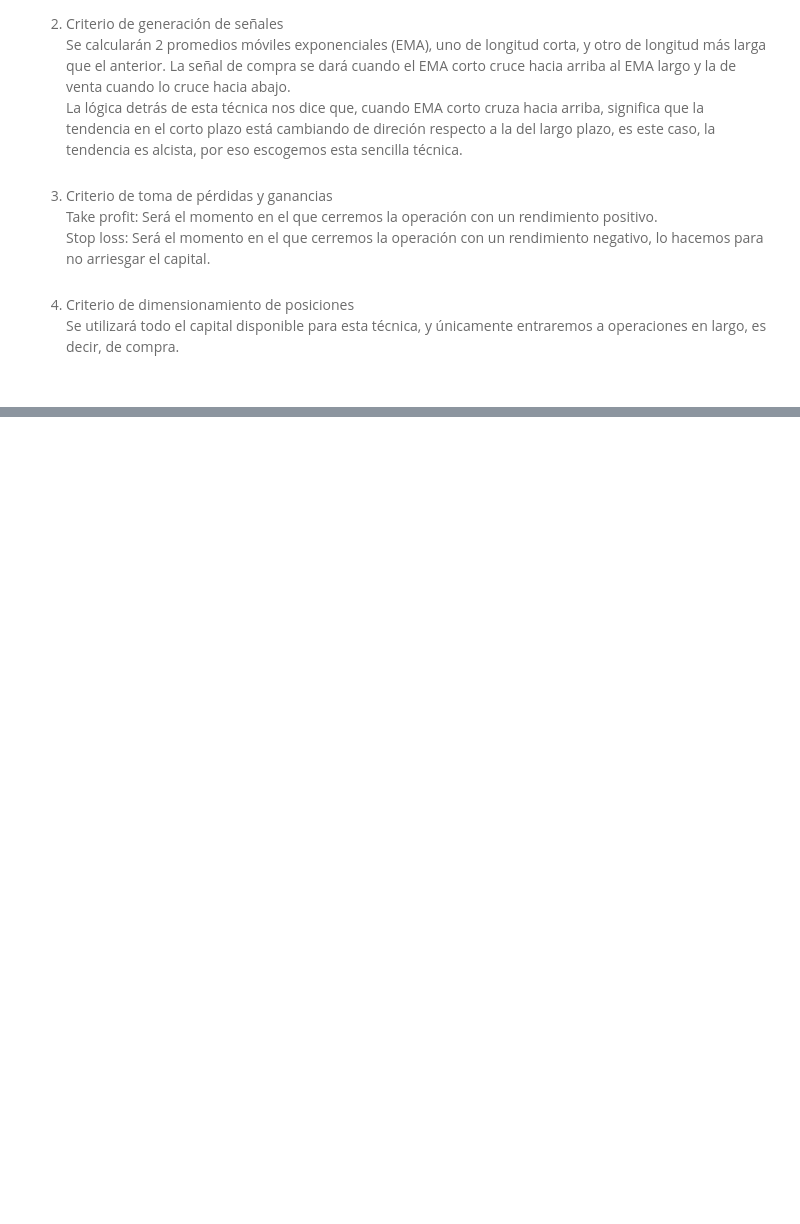
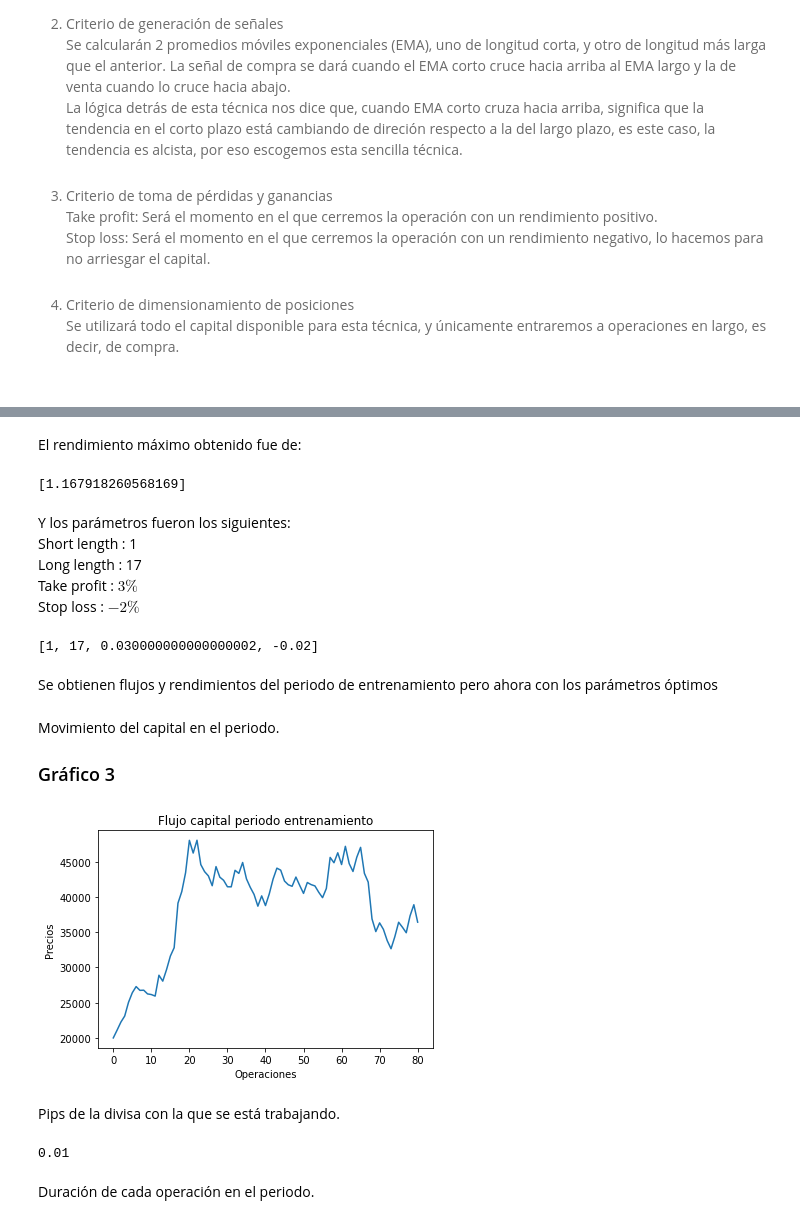
Before and after one commit to LuisCarlosAlvarado/myst_lab2_lcag, a Jupyter notebook: notebook.ipynb, the cells around one changed output, grey strips where cells are left out. Cells and saved outputs as stored; diff of their text form; code cells hidden in the pictures; blank space fills up the shorter version.

Commit message:
Llorando y trabajando

```diff
--- a/notebook.ipynb
+++ b/notebook.ipynb
@@ -253,0 +133,45 @@ train[5]
+# %% [markdown]
+El rendimiento máximo obtenido fue de:
+# %%
+so.rend_max
+# %% [output]
+[1.167918260568169]
+# %% [markdown]
+Y los parámetros fueron los siguientes:<br>
+Short length : 1<br>
+Long length : 17<br>
+Take profit : $3\%$<br>
+Stop loss : $-2\%$
+# %%
+so.parametros
+# %% [output]
+[1, 17, 0.030000000000000002, -0.02]
+# %% [markdown]
+Se obtienen flujos y rendimientos del periodo de entrenamiento pero ahora con los parámetros óptimos
+# %%
+proceso_train = sd.proceso_completo(sd.data_ohlc['close'], sd.data_ohlc['open'], .001,\
+                short_length=so.parametros[0], long_length=so.parametros[1],\
+                take_profit=so.parametros[2], stop_loss=so.parametros[3], capital=20000)
+operaciones_train= proceso_train[2]
+rend_operacion_train = proceso_train[3]
+rendimiento_train = proceso_train[4]
+flujo_train = proceso_train[5]
+# %% [markdown]
+Movimiento del capital en el periodo.
+### Gráfico 3
+# %%
+plt.plot(flujo_train)
+plt.title("Flujo capital periodo entrenamiento")
+plt.xlabel("Operaciones")
+plt.ylabel("Precios")
+plt.show()
+# %% [output]
+[figure, added]
+# %% [markdown]
+Pips de la divisa con la que se está trabajando.
+# %%
+fn.f_pip_size("btc/USD")
+# %% [output]
+0.01
+# %% [markdown]
+Duración de cada operación en el periodo.
```
Also changed, not shown: parts of 66 cells of this notebook.
